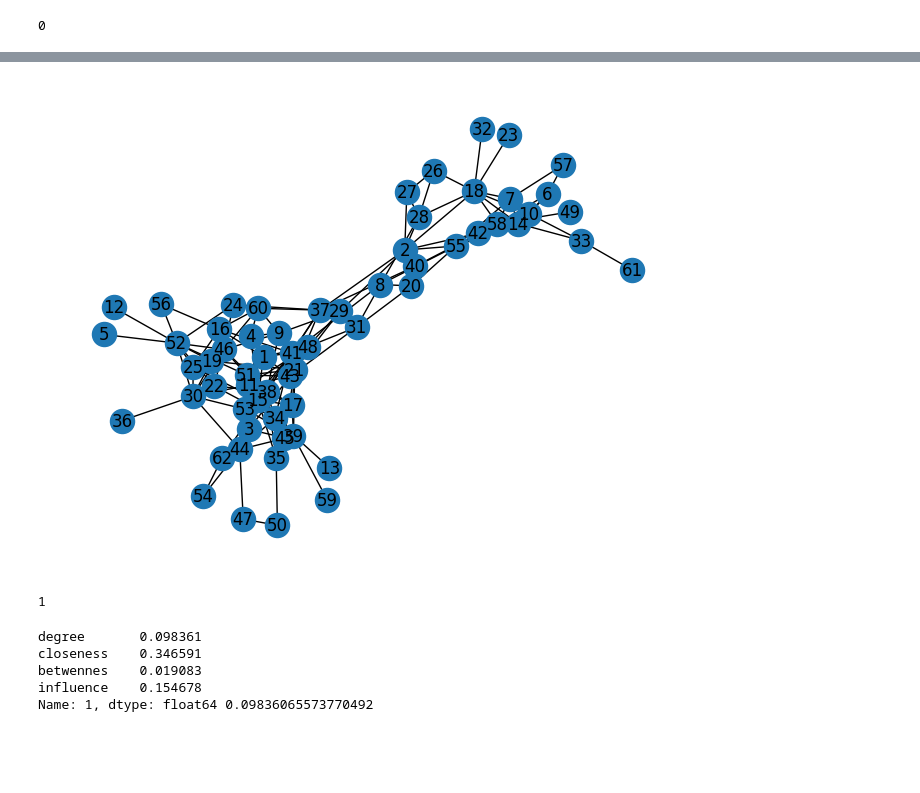
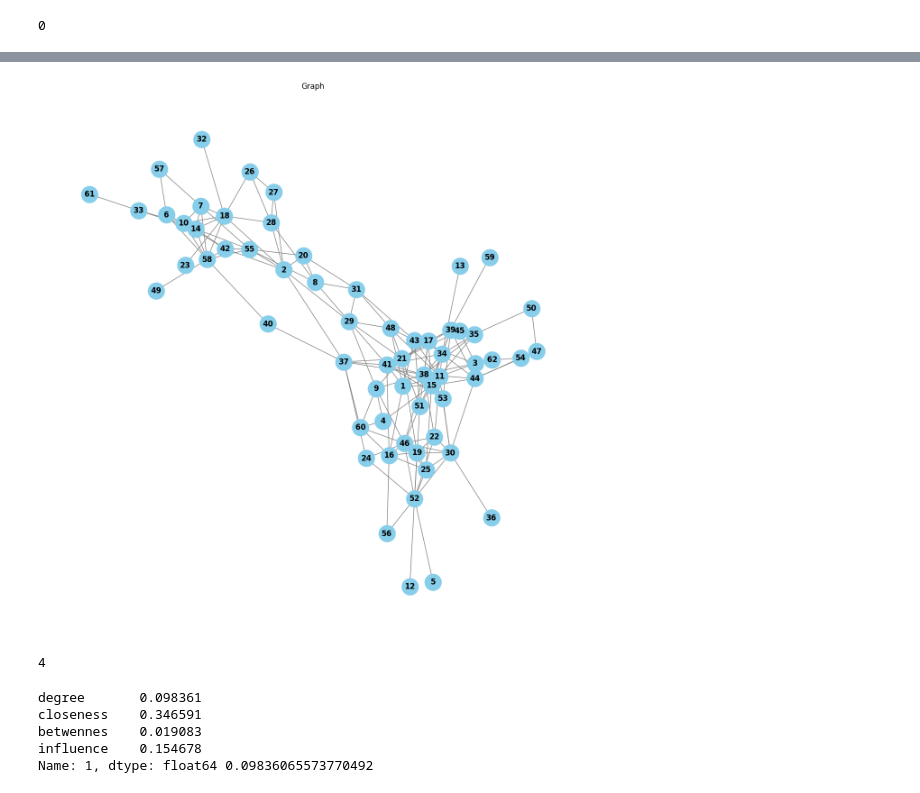
Before and after one commit to bellaniayoub/Complexe-network, a Jupyter notebook: BuildingModels/Model.ipynb, the cells around one changed output, grey strips where cells are left out. Saved outputs shown, nothing was run; the diff lists cells and outputs as text; code cells hidden in the pictures; blank space fills up the shorter version.

```diff
--- a/BuildingModels/Model.ipynb
+++ b/BuildingModels/Model.ipynb
@@ -344,12 +370,18 @@ Gr = nx.from_pandas_edgelist(dolphins, "0", "1")
 # %%
-nx.draw(Gr, with_labels=True)
+import matplotlib.pyplot as plt
+pos = nx.spring_layout(Gr)
+plt.figure(figsize=(12,12))
+nx.draw(Gr, pos,with_labels=True, node_size=700, node_color="skyblue", font_size=12, font_color="black", font_weight='bold', edge_color="gray")
+plt.title("Graph")
+plt.show()
+#Gr.nodes()
 # %% [output]
-[figure, old version]
+[figure, new version]
 # %%
-degre = Gr.degree(13)
+degre = Gr.degree(3)
 degre
 # %% [output]
-1
+4
 # %%
 degree = nx.degree_centrality(Gr)
 closeness = nx.closeness_centrality(Gr)
```
Also changed, not shown: parts of 14 cells of this notebook, 10 other files.
